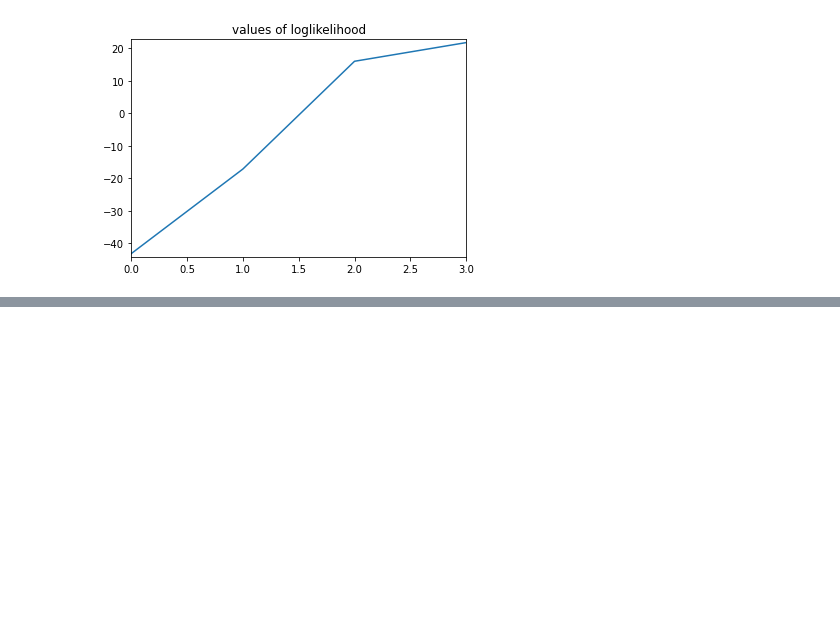
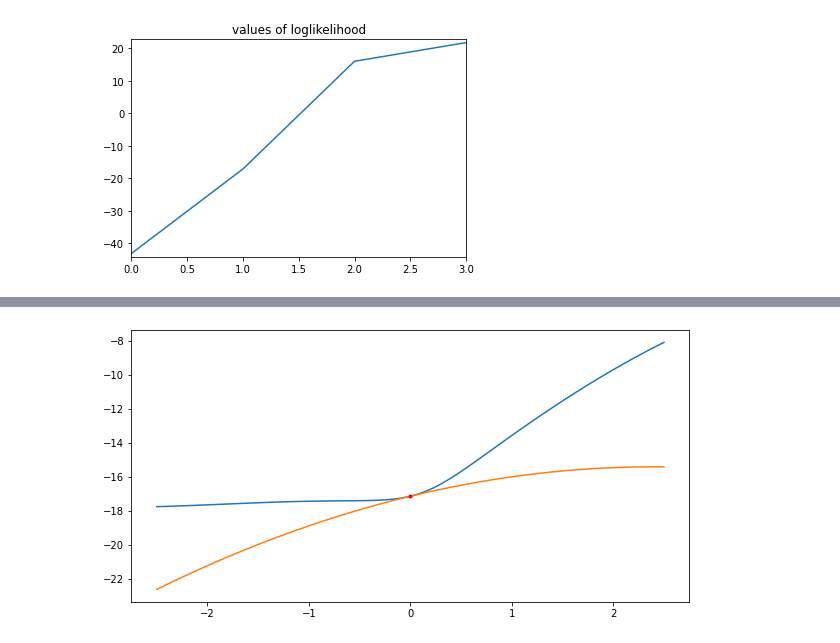
Before and after one commit to M-crypto645/Mathematical-Data-Science-Project, a Jupyter notebook: EM_algorithm_paper_with_comments.ipynb, the cells around one changed output, grey strips where cells are left out. Cells and saved outputs as stored; diff of their text form; code cells hidden in the pictures; blank space fills up the shorter version.

```diff
--- a/EM_algorithm_paper_with_comments.ipynb
+++ b/EM_algorithm_paper_with_comments.ipynb
@@ -583,0 +485,28 @@ SyntaxError: invalid syntax (Temp/ipykernel_11520/2412019276.py, line 19)
+# %%
+def one_d_log_likelihood(x, mu_1, mu_2, sigma_1, sigma_2, pi_1):
+    log_likeli = 0
+    for n in range(len(x)):
+        log_likeli = log_likeli + np.log(one_d_mixture(x[n], mu_1, mu_2, sigma_1, sigma_2, pi_1))
+    return log_likeli
+
+def one_d_L(x, mu_1, mu_2, sigma_1, sigma_2, pi_1, gamma_1):
+    L = 0
+    for n in range(len(x)):
+        L = L + gamma_1[n] * np.log((pi_1 * one_d_normal(x[n], mu_1, sigma_1)) / gamma_1[n])
+        L = L + (1 - gamma_1[n]) * np.log(((1 - pi_1) * one_d_normal(x[n], mu_2, sigma_2)) / (1 - gamma_1[n]))
+    return L
+
+#We intialize the function with these values
+mu_2, sigma_1, sigma_2 = 0, 1, 1
+gamma_1 = (pi_1 * one_d_normal(x, mu_1, sigma_1)) / (one_d_mixture(x, mu_1, mu_2, sigma_1, sigma_2, pi_1))
+
+mu = np.linspace(-2.5, 2.5, 100)
+y = one_d_log_likelihood(x, mu, mu_2, sigma_1, sigma_2, pi_1)
+fig = plt.figure(figsize = (10,5))
+plt.plot(mu, y)
+z = one_d_L(x, mu, mu_2, sigma_1, sigma_2, pi_1, gamma_1)
+plt.plot(mu, z)
+plt.plot(mu_1, one_d_L(x, mu_1, mu_2, sigma_1, sigma_2, pi_1, gamma_1), marker='.', color="red")
+plt.show()
+# %% [output]
+[figure, added]
```
Also changed, not shown: parts of 20 cells of this notebook.
